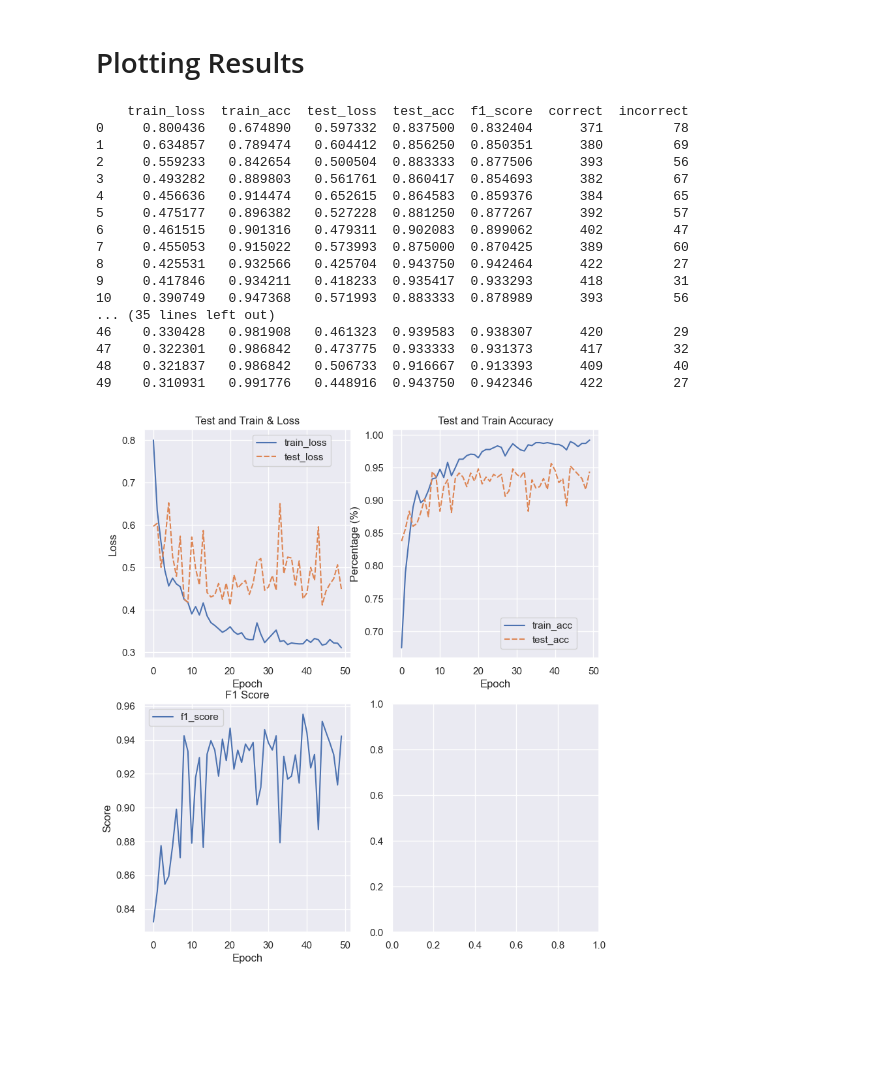
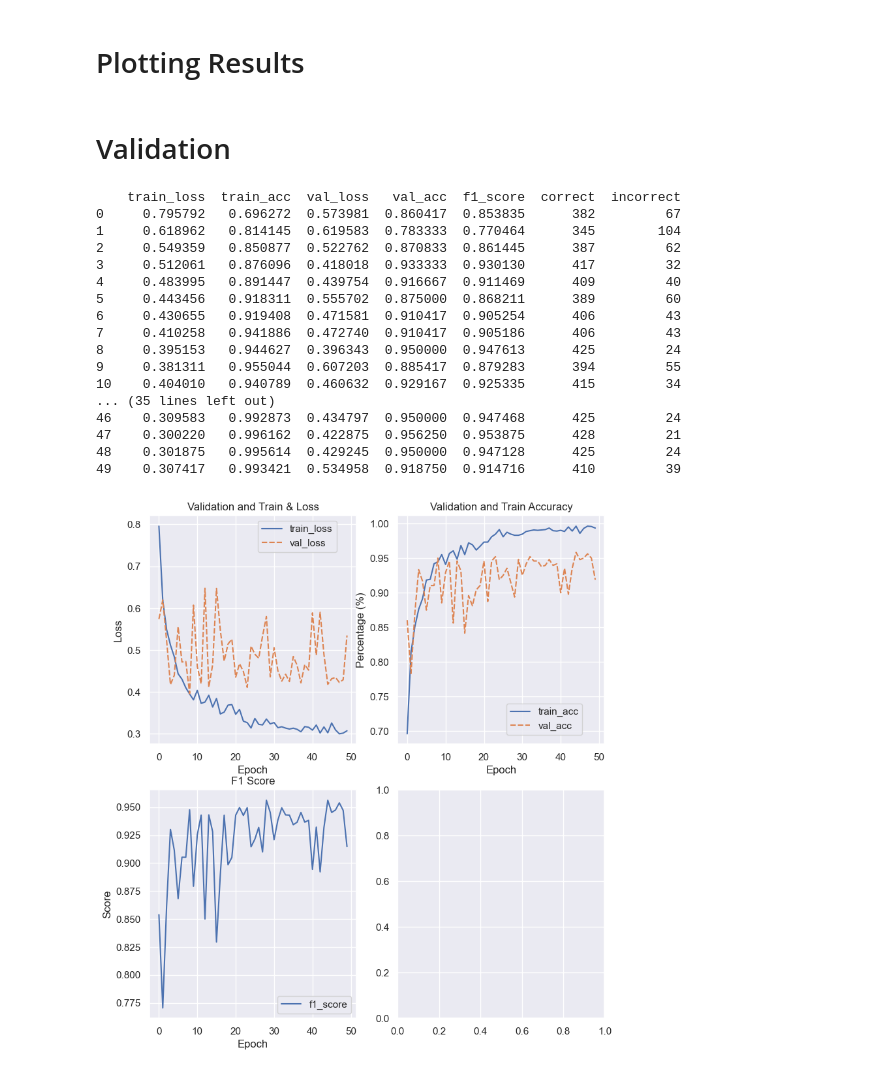
Before and after one commit to euan-hall/masters-code, a Jupyter notebook: Main code.ipynb, the cells around one changed output. Drawn from its saved outputs; the diff is of its cells as text; code cells hidden in the pictures; blank space fills up the shorter version.

```diff
--- a/Main code.ipynb
+++ b/Main code.ipynb
@@ -304,14 +448,3 @@ test_dataloader = DataLoader(dataset=test_data, # use custom created test Datase
                                     batch_size=32,
                                     num_workers=0,
                                     shuffle=False) # don't usually need to shuffle testing data
-# %%
-fig, axes = plt.subplots(3, 3, figsize=(10, 10))
-axes = axes.flatten()
-
-for i in range(0, 9):
-    ran = random.randint(0, len(train_25))
-    axes[i].imshow(train_25[0])
-    axes[i].axis('off')
-
-plt.tight_layout()
-plt.show()
@@ -400,0 +451,10 @@ KeyboardInterrupt:
+# %%
+# Set random seeds and max epochs
+torch.manual_seed(42)
+torch.cuda.manual_seed(42)
+NUM_EPOCHS = 50
+datasets = [train_dataloader, train_dataloader_25, train_dataloader_50]
+dataset_names = ["Original Dataset", "Occluded - 25", "Occluded - 50"]
+torch.autograd.set_detect_anomaly(False)
+device = torch.device("cuda" if torch.cuda.is_available() else "cpu")
+loss = LabelSmoothingCrossEntropy().to(device)
@@ -401,2 +647,4 @@ KeyboardInterrupt:
 # %% [markdown]
 # Plotting Results
+# %% [markdown]
+# Validation
@@ -403,49 +654,51 @@ KeyboardInterrupt:
 # %%
+NUM_EPOCHS = 50
 x = [i for i in range(1, NUM_EPOCHS+1)]
 
 title = ['Train Accuracy & Loss', 'Test Accuracy & Loss', 'F1 Score']
-labels = ['train_loss', 'train_acc', 'test_loss', 'test_acc', 'f1_score']
+labels = ['train_loss', 'train_acc', 'test_loss', 'test_acc', 'F1_score']
 
 # CHECKING IF IMAGE IS NORMALIZED CORRECTLY
 # Figure out how to extract the actual data from the images.
-model_0_results = v_25
-df = pd.DataFrame(model_0_results)
+#model_0_results = eff
+df = pd.DataFrame(v_0) #pd.read_csv('Results/training/efficientnet 50 50%.csv') #
+df = df.rename(columns={"test_loss": "val_loss", "test_acc": "val_acc"})
 print(df)
 sns.set_theme()
 f, axes = plt.subplots(2, 2, figsize=(9, 10))
 axes = axes.flatten()
-ax = sns.lineplot(data=df[["train_loss", "test_loss"]], ax=axes[0])
-ax.set(title="Test and Train & Loss", ylabel="Loss", xlabel="Epoch")
+ax = sns.lineplot(data=df[["train_loss", "val_loss"]], ax=axes[0])
+ax.set(title="Validation and Train & Loss", ylabel="Loss", xlabel="Epoch")
 lgd = sns.move_legend(ax, "upper left", bbox_to_anchor=(0.5,1))
 
 
-ax2 = sns.lineplot(data=df[["train_acc", "test_acc"]], ax=axes[1])
-ax2.set(title="Test and Train Accuracy", ylabel="Percentage (%)", xlabel="Epoch")
+ax2 = sns.lineplot(data=df[["train_acc", "val_acc"]], ax=axes[1])
+ax2.set(title="Validation and Train Accuracy", ylabel="Percentage (%)", xlabel="Epoch")
 lgd2 = sns.move_legend(ax2, "upper left", bbox_to_anchor=(0.5,0.2))
 
 ax3 = sns.lineplot(data=df[["f1_score"]], ax=axes[2])
 ax3.set(title="F1 Score", ylabel="Score", xlabel="Epoch")
 lgd3 = sns.move_legend(ax2, "upper left", bbox_to_anchor=(0.5,0.2))
 fig = f.get_figure()
-fig.savefig("ViT 32 Batch 50 Epoch 25% LabelSmoothingCrossEntropy.png")
+#fig.savefig("resnet 32 Batch 50 Epoch 50% LabelSmoothingCrossEntropy.png")
 
-df.to_csv("vit 50 25%.csv", index=True)
+df.to_csv("vit 50 0%.csv", index=True)
 # %% [output]
-    train_loss  train_acc  test_loss  test_acc  f1_score  correct  incorrect
-0     0.800436   0.674890   0.597332  0.837500  0.832404      371         78
-1     0.634857   0.789474   0.604412  0.856250  0.850351      380         69
-2     0.559233   0.842654   0.500504  0.883333  0.877506      393         56
-3     0.493282   0.889803   0.561761  0.860417  0.854693      382         67
-4     0.456636   0.914474   0.652615  0.864583  0.859376      384         65
-5     0.475177   0.896382   0.527228  0.881250  0.877267      392         57
-6     0.461515   0.901316   0.479311  0.902083  0.899062      402         47
-7     0.455053   0.915022   0.573993  0.875000  0.870425      389         60
-8     0.425531   0.932566   0.425704  0.943750  0.942464      422         27
-9     0.417846   0.934211   0.418233  0.935417  0.933293      418         31
-10    0.390749   0.947368   0.571993  0.883333  0.878989      393         56
+    train_loss  train_acc  val_loss   val_acc  f1_score  correct  incorrect
+0     0.795792   0.696272  0.573981  0.860417  0.853835      382         67
+1     0.618962   0.814145  0.619583  0.783333  0.770464      345        104
+2     0.549359   0.850877  0.522762  0.870833  0.861445      387         62
+3     0.512061   0.876096  0.418018  0.933333  0.930130      417         32
+4     0.483995   0.891447  0.439754  0.916667  0.911469      409         40
+5     0.443456   0.918311  0.555702  0.875000  0.868211      389         60
+6     0.430655   0.919408  0.471581  0.910417  0.905254      406         43
+7     0.410258   0.941886  0.472740  0.910417  0.905186      406         43
+8     0.395153   0.944627  0.396343  0.950000  0.947613      425         24
+9     0.381311   0.955044  0.607203  0.885417  0.879283      394         55
+10    0.404010   0.940789  0.460632  0.929167  0.925335      415         34
 ... (35 lines left out)
-46    0.330428   0.981908   0.461323  0.939583  0.938307      420         29
-47    0.322301   0.986842   0.473775  0.933333  0.931373      417         32
-48    0.321837   0.986842   0.506733  0.916667  0.913393      409         40
-49    0.310931   0.991776   0.448916  0.943750  0.942346      422         27
+46    0.309583   0.992873  0.434797  0.950000  0.947468      425         24
+47    0.300220   0.996162  0.422875  0.956250  0.953875      428         21
+48    0.301875   0.995614  0.429245  0.950000  0.947128      425         24
+49    0.307417   0.993421  0.534958  0.918750  0.914716      410         39
-[figure, old version]
+[figure, new version]
```
Also changed, not shown: parts of 14 cells of this notebook, 59 other files.
